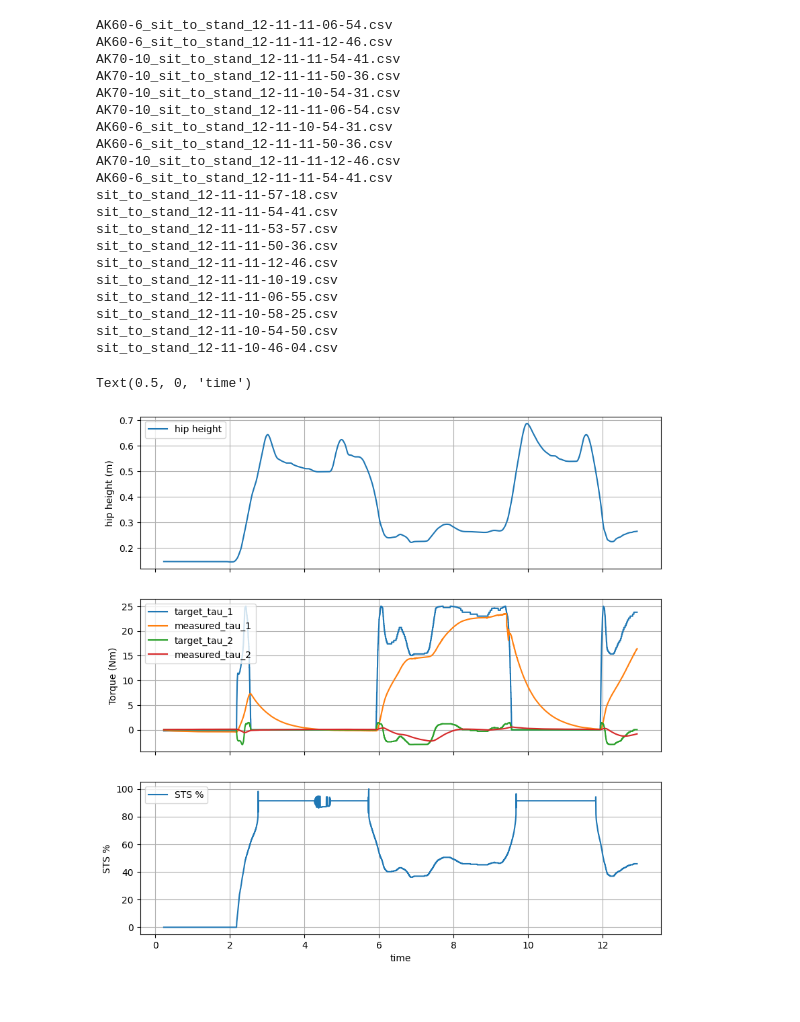
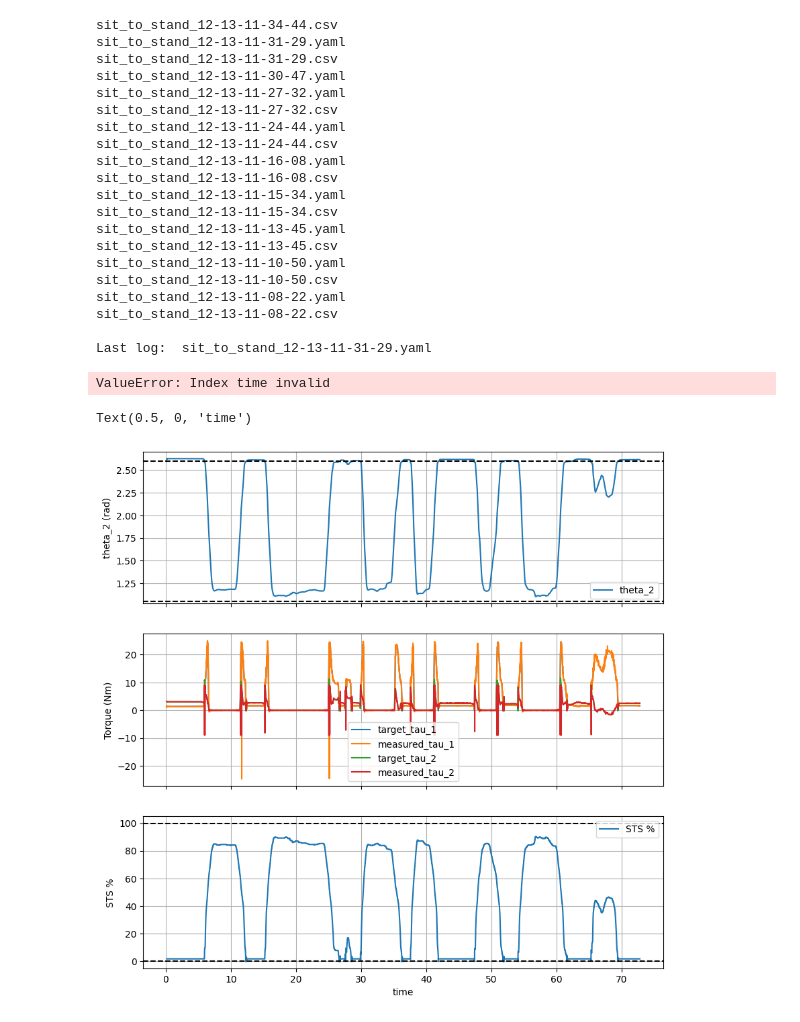
Before and after one commit to Harvard-Slade-Lab/assistive-arm, a Jupyter notebook: notebooks/inspect_logs.ipynb, the cells around one changed output. Cells and saved outputs as stored; diff of their text form; code cells hidden in the pictures.

```diff
--- a/notebooks/inspect_logs.ipynb
+++ b/notebooks/inspect_logs.ipynb
@@ -9,6 +12,6 @@ import matplotlib.pyplot as plt
 # %%
 log_dir = Path("../motor_logs/")
-day_path = log_dir / "December_11"
+day_path = log_dir / "December_13"
 
 for file in os.listdir(day_path):
     if file.endswith(".csv"):
@@ -22,24 +25,26 @@ sorted_paths = sorted(os.listdir(day_path), key=lambda x: x.split("_")[3], rever
 
 for path in sorted_paths:
     print(path)
+
+print('\nLast log: ', sorted_paths[1]) # 1 because 0 is always yaml
 # %% [output]
-AK60-6_sit_to_stand_12-11-11-06-54.csv
-AK60-6_sit_to_stand_12-11-11-12-46.csv
-AK70-10_sit_to_stand_12-11-11-54-41.csv
-AK70-10_sit_to_stand_12-11-11-50-36.csv
-AK70-10_sit_to_stand_12-11-10-54-31.csv
-AK70-10_sit_to_stand_12-11-11-06-54.csv
-AK60-6_sit_to_stand_12-11-10-54-31.csv
-AK60-6_sit_to_stand_12-11-11-50-36.csv
-AK70-10_sit_to_stand_12-11-11-12-46.csv
-AK60-6_sit_to_stand_12-11-11-54-41.csv
-sit_to_stand_12-11-11-57-18.csv
-sit_to_stand_12-11-11-54-41.csv
-sit_to_stand_12-11-11-53-57.csv
-sit_to_stand_12-11-11-50-36.csv
-sit_to_stand_12-11-11-12-46.csv
-sit_to_stand_12-11-11-10-19.csv
-sit_to_stand_12-11-11-06-55.csv
-sit_to_stand_12-11-10-58-25.csv
-sit_to_stand_12-11-10-54-50.csv
-sit_to_stand_12-11-10-46-04.csv
+sit_to_stand_12-13-11-34-44.csv
+sit_to_stand_12-13-11-31-29.yaml
+sit_to_stand_12-13-11-31-29.csv
+sit_to_stand_12-13-11-30-47.yaml
+sit_to_stand_12-13-11-27-32.yaml
+sit_to_stand_12-13-11-27-32.csv
+sit_to_stand_12-13-11-24-44.yaml
+sit_to_stand_12-13-11-24-44.csv
+sit_to_stand_12-13-11-16-08.yaml
+sit_to_stand_12-13-11-16-08.csv
+sit_to_stand_12-13-11-15-34.yaml
+sit_to_stand_12-13-11-15-34.csv
+sit_to_stand_12-13-11-13-45.yaml
+sit_to_stand_12-13-11-13-45.csv
+sit_to_stand_12-13-11-10-50.yaml
+sit_to_stand_12-13-11-10-50.csv
+sit_to_stand_12-13-11-08-22.yaml
+sit_to_stand_12-13-11-08-22.csv
+
+Last log:  sit_to_stand_12-13-11-31-29.yaml
@@ -59,24 +51,43 @@ task_df = pd.read_csv(task_log, index_col='time')
+# %%
+log_name = sorted_paths[1]
+# log_name = "sit_to_stand_12-12-19-15-19.csv"
+
+log_path = day_path / log_name
+yaml_path = day_path / (log_name.split(".")[0] + ".yaml")
+# %%
+task_df = pd.read_csv(log_path, index_col='time').iloc[30:]
+profile = pd.read_csv("../torque_profiles/scaled_optimal_profile.csv")
+
+# open yaml file
+with open(yaml_path, 'r') as f:
+    calibration_file = yaml.load(f, Loader=yaml.FullLoader)
+# %% [output]
+ValueError: Index time invalid
 # %%
 fig, ax = plt.subplots(3, 1, sharex=True, figsize=(10, 10))
-ax[0].plot(task_df.index[50:], -task_df["EE_X"].iloc[50:], label="hip height")
+ax[0].plot(task_df.index, task_df["theta_2"], label="theta_2")
+ax[0].axhline(y=calibration_file["new_range"]["min"], linestyle="--", color="black")
+ax[0].axhline(y=calibration_file["new_range"]["max"], linestyle="--", color="black")
 ax[0].grid()
 ax[0].legend()
-ax[0].set_ylabel("hip height (m)")
+ax[0].set_ylabel("theta_2 (rad)")
 
 
-ax[1].plot(task_df.index[50:], task_df["target_tau_1"].iloc[50:], label="target_tau_1")
-ax[1].plot(task_df.index[50:], task_df["measured_tau_1"].iloc[50:], label="measured_tau_1")
-ax[1].plot(task_df.index[50:], task_df["target_tau_2"].iloc[50:], label="target_tau_2")
-ax[1].plot(task_df.index[50:], task_df["measured_tau_2"].iloc[50:], label="measured_tau_2")
+ax[1].plot(task_df.index, task_df["target_tau_1"], label="target_tau_1")
+ax[1].plot(task_df.index, task_df["measured_tau_1"], label="measured_tau_1")
+ax[1].plot(task_df.index, task_df["target_tau_2"], label="target_tau_2")
+ax[1].plot(task_df.index, task_df["measured_tau_2"], label="measured_tau_2")
 ax[1].grid()
 ax[1].legend()
 ax[1].set_ylabel("Torque (Nm)")
 
-ax[2].plot(task_df.index[50:], task_df["index"].iloc[50:], label="STS %")
+ax[2].plot(task_df.index, task_df["index"], label="STS %")
+ax[2].axhline(y=100, linestyle="--", color="black")
+ax[2].axhline(y=0, linestyle="--", color="black")
 ax[2].grid()
 ax[2].legend()
 ax[2].set_ylabel("STS %")
 ax[2].set_xlabel('time')
 # %% [output]
 Text(0.5, 0, 'time')
-[figure, old version]
+[figure, new version]
```
Also changed, not shown: parts of 6 cells of this notebook, 6 other files.
